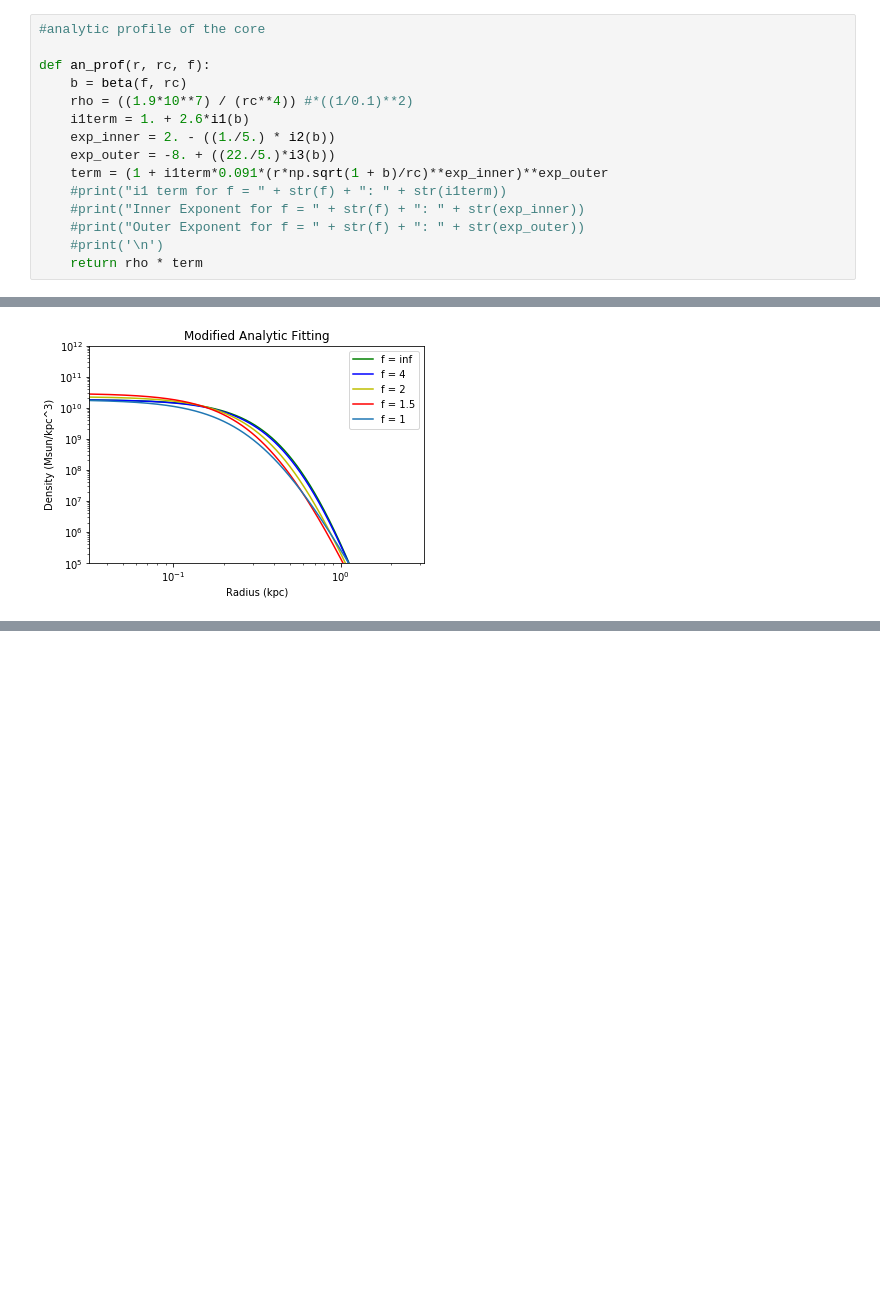
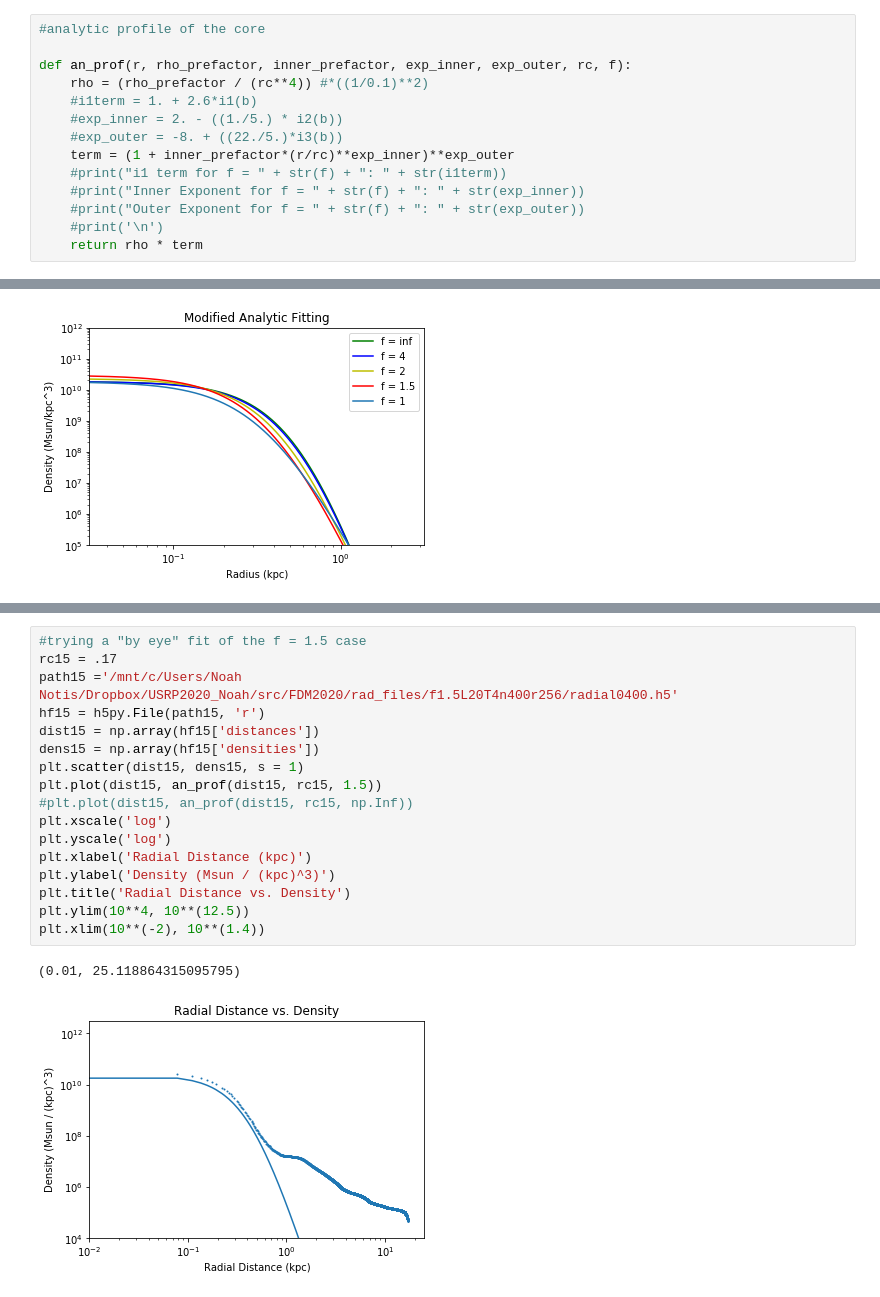
Before and after one commit to mnotis/FDM2020, a Jupyter notebook: Function Fitting 2.0.ipynb, the cells around one changed output, grey strips where cells are left out. Drawn from its saved outputs; the diff is of its cells as text; blank space fills up the shorter version.

```diff
--- a/Function Fitting 2.0.ipynb
+++ b/Function Fitting 2.0.ipynb
@@ -78,13 +78,12 @@ print(beta(f1 , rc))
 # %%
 #analytic profile of the core
 
-def an_prof(r, rc, f):
-    b = beta(f, rc)
-    rho = ((1.9*10**7) / (rc**4)) #*((1/0.1)**2)
-    i1term = 1. + 2.6*i1(b)
-    exp_inner = 2. - ((1./5.) * i2(b))
-    exp_outer = -8. + ((22./5.)*i3(b))
-    term = (1 + i1term*0.091*(r*np.sqrt(1 + b)/rc)**exp_inner)**exp_outer
+def an_prof(r, rho_prefactor, inner_prefactor, exp_inner, exp_outer, rc, f):
+    rho = (rho_prefactor / (rc**4)) #*((1/0.1)**2)
+    #i1term = 1. + 2.6*i1(b)
+    #exp_inner = 2. - ((1./5.) * i2(b))
+    #exp_outer = -8. + ((22./5.)*i3(b))
+    term = (1 + inner_prefactor*(r/rc)**exp_inner)**exp_outer
     #print("i1 term for f = " + str(f) + ": " + str(i1term))
     #print("Inner Exponent for f = " + str(f) + ": " + str(exp_inner))
     #print("Outer Exponent for f = " + str(f) + ": " + str(exp_outer))
@@ -191,0 +213,20 @@ plt.savefig('/mnt/c/Users/Noah Notis/Dropbox/USRP2020_Noah/src/FDM2020/fit_test.
+# %%
+#trying a "by eye" fit of the f = 1.5 case
+rc15 = .17
+path15 ='/mnt/c/Users/Noah Notis/Dropbox/USRP2020_Noah/src/FDM2020/rad_files/f1.5L20T4n400r256/radial0400.h5'
+hf15 = h5py.File(path15, 'r')
+dist15 = np.array(hf15['distances'])
+dens15 = np.array(hf15['densities'])
+plt.scatter(dist15, dens15, s = 1)
+plt.plot(dist15, an_prof(dist15, rc15, 1.5))
+#plt.plot(dist15, an_prof(dist15, rc15, np.Inf))
+plt.xscale('log')
+plt.yscale('log')
+plt.xlabel('Radial Distance (kpc)')
+plt.ylabel('Density (Msun / (kpc)^3)')
+plt.title('Radial Distance vs. Density')
+plt.ylim(10**4, 10**(12.5))
+plt.xlim(10**(-2), 10**(1.4))
+# %% [output]
+(0.01, 25.118864315095795)
+[figure, added]
```
Also changed, not shown: parts of 2 cells of this notebook, 1 other file.
